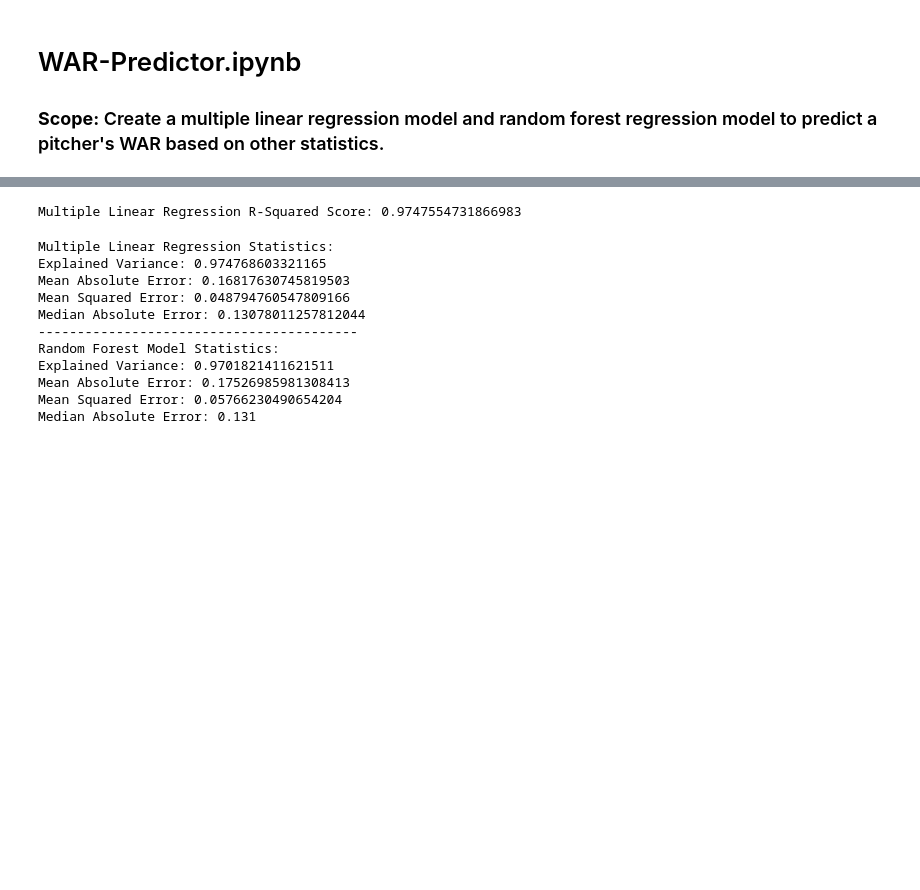
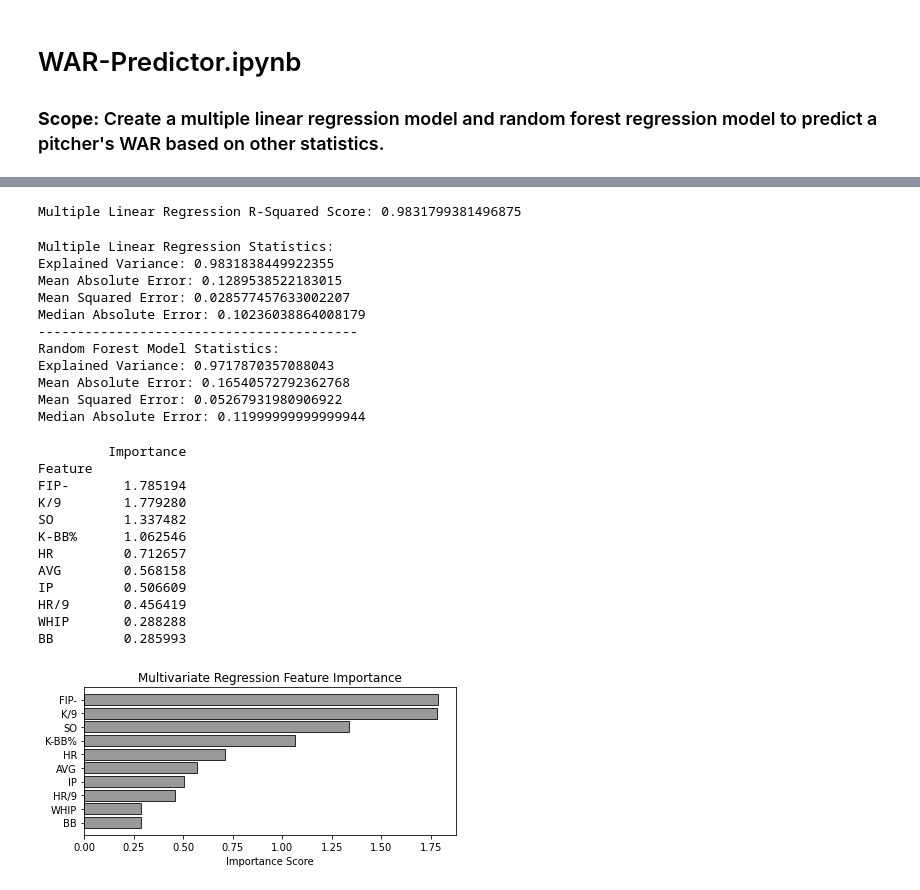
Before and after one commit to danrihe/WAR-Predictor, a Jupyter notebook: WAR-predictor.ipynb, the cells around one changed output, grey strips where cells are left out. Cells and saved outputs as stored; diff of their text form; code cells hidden in the pictures; blank space fills up the shorter version.

Commit message:
Update dataset creation and result visualization

```diff
--- a/WAR-predictor.ipynb
+++ b/WAR-predictor.ipynb
@@ -38,13 +39,10 @@ max       7.650000     2.880000     6.530000     6.280000     9.000000
 # %%
-#Removing % signs from fields that contain them
-for x in range(len(df_pitching)):
-    df_pitching['K%'][x] = df_pitching['K%'][x][:-1]
-    df_pitching['BB%'][x] = df_pitching['BB%'][x][:-1]
-    df_pitching['K-BB%'][x] = df_pitching['K-BB%'][x][:-1]
-    df_pitching['LOB%'][x] = df_pitching['LOB%'][x][:-1]
+
 
 #Split the master dataset into training set and testing set
-df_training, df_testing = train_test_split(df_pitching, test_size=0.25, random_state=42, shuffle=True)
+#df_training, df_testing = train_test_split(df_pitching, test_size=0.25, random_state=42, shuffle=True)
+df_training = df_pitching[df_pitching['Season']<=2019]
+df_testing = df_pitching[df_pitching['Season']>=2020]
 
 print("Number of records in training set: " + str(len(df_training)))
 print("Number of records in testing set: " + str(len(df_testing)))
@@ -88,7 +70,7 @@ y_pred_linear = regr.predict(X_test)
 r2_linear = r2_score(y_test, y_pred_linear)
 print("Multiple Linear Regression R-Squared Score: " + str(r2_linear))
 # %% [output]
-Multiple Linear Regression R-Squared Score: 0.9747554731866983
+Multiple Linear Regression R-Squared Score: 0.9831799381496875
 # %%
 #Construct random forest regression model
 forest_regr = RandomForestRegressor(n_estimators=100, random_state=0)
@@ -121,13 +103,44 @@ print("Random Forest Model Statistics:")
 regression_metrics(y_test, y_pred_forest)
 # %% [output]
 Multiple Linear Regression Statistics:
-Explained Variance: 0.974768603321165
-Mean Absolute Error: 0.16817630745819503
-Mean Squared Error: 0.048794760547809166
-Median Absolute Error: 0.13078011257812044
+Explained Variance: 0.9831838449922355
+Mean Absolute Error: 0.1289538522183015
+Mean Squared Error: 0.028577457633002207
+Median Absolute Error: 0.10236038864008179
 -----------------------------------------
 Random Forest Model Statistics:
-Explained Variance: 0.9701821411621511
-Mean Absolute Error: 0.17526985981308413
-Mean Squared Error: 0.05766230490654204
-Median Absolute Error: 0.131
+Explained Variance: 0.9717870357088043
+Mean Absolute Error: 0.16540572792362768
+Mean Squared Error: 0.05267931980906922
+Median Absolute Error: 0.11999999999999944
+# %%
+#Project feature importances
+regrImportance = rfpimp.importances(regr, X_test, y_test)
+regrImportance_filtered = regrImportance.head(10)
+
+#Plot feature importances
+graph, axis = plt.subplots(figsize=(6, 3))
+
+axis.barh(regrImportance_filtered.index, regrImportance_filtered['Importance'], height=0.8, facecolor='grey', alpha=0.8, edgecolor='k')
+axis.set_xlabel('Importance Score')
+axis.set_title('Multivariate Regression Feature Importance')
+plt.gca().invert_yaxis()
+
+graph.tight_layout()
+
+
+print(regrImportance_filtered.head(15))
+# %% [output]
+         Importance
+Feature
+FIP-       1.785194
+K/9        1.779280
+SO         1.337482
+K-BB%      1.062546
+HR         0.712657
+AVG        0.568158
+IP         0.506609
+HR/9       0.456419
+WHIP       0.288288
+BB         0.285993
+[figure, added]
```
Also changed, not shown: parts of 4 cells of this notebook, 2 other files.
